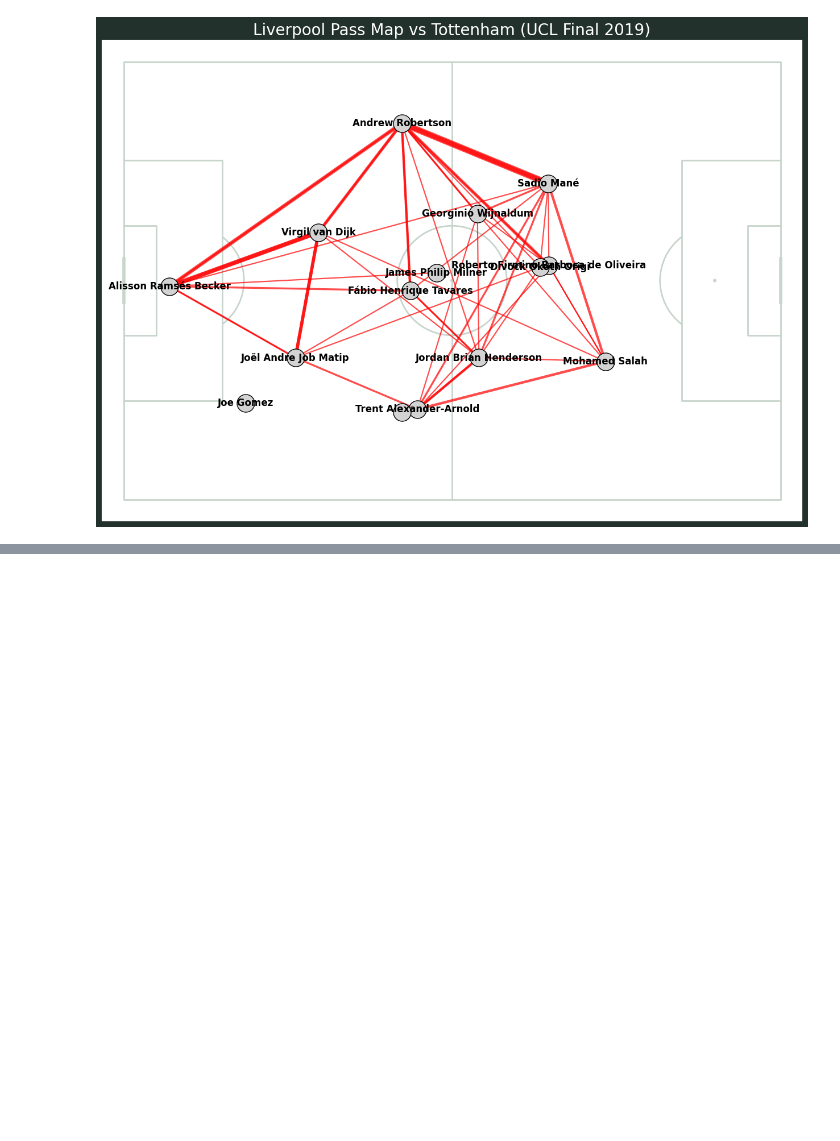
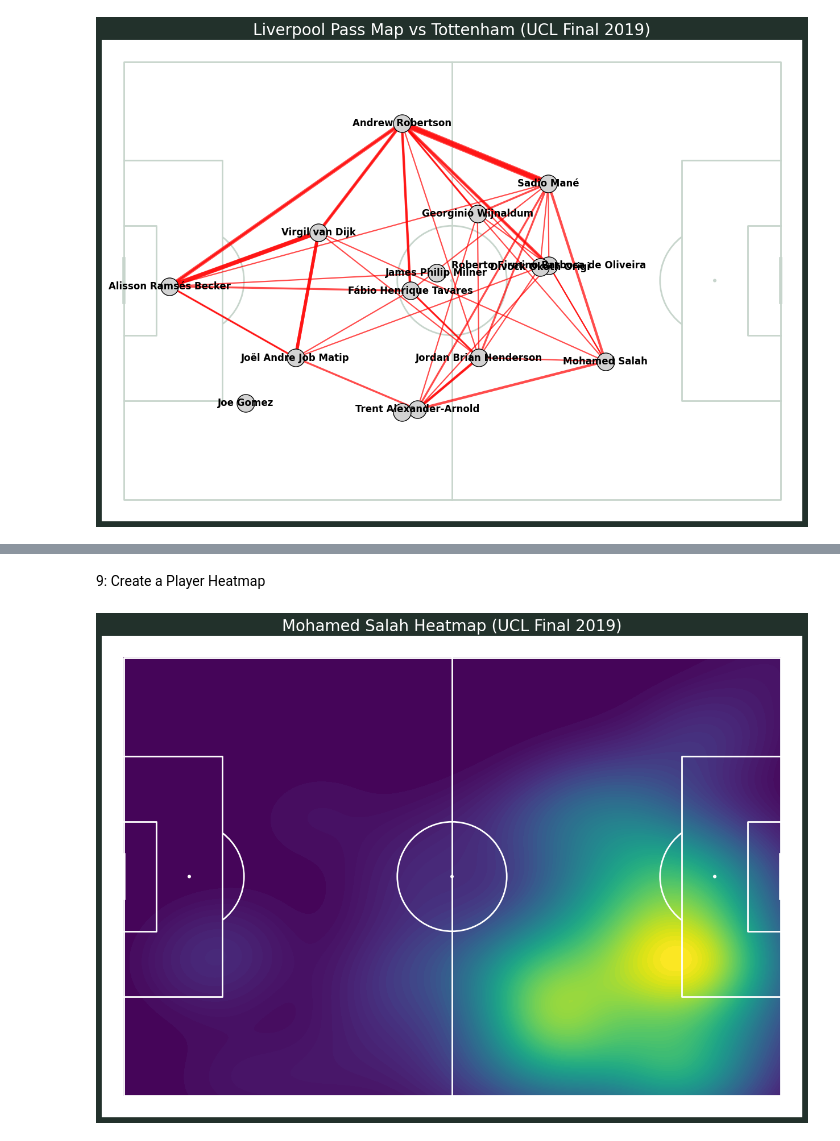
Before and after one commit to Har2yQn78/EPL-ML, a Jupyter notebook: notebook/8 - EPL predict V3(last version).ipynb, the cells around one changed output, grey strips where cells are left out. Cells and saved outputs as stored; diff of their text form; code cells hidden in the pictures; blank space fills up the shorter version.

```diff
--- a/notebook/8 - EPL predict V3(last version).ipynb
+++ b/notebook/8 - EPL predict V3(last version).ipynb
@@ -240,0 +311,41 @@ plt.show()
+# %% [markdown]
+9: Create a Player Heatmap
+# %%
+from mplsoccer import Pitch
+import matplotlib.pyplot as plt
+import pandas as pd
+
+# --- 1. Filter for all of Mohamed Salah's events ---
+PLAYER_NAME = "Mohamed Salah"
+TEAM_NAME = "Liverpool"
+
+player_events = (
+    flow.filter(where_equals("team.name", TEAM_NAME))
+    .filter(where_equals("player.name", PLAYER_NAME))
+    .filter(lambda r: get_field(r, "location") is not None)
+    .split_array("location", ["x", "y"])
+    .select("x", "y")
+    .collect()
+)
+df_player_events = pd.DataFrame(player_events)
+
+# --- 2. Create the plot ---
+pitch = Pitch(pitch_type='statsbomb', line_zorder=2, line_color='white')
+fig, ax = pitch.draw(figsize=(16, 11), constrained_layout=True, tight_layout=False)
+fig.set_facecolor("#22312b")
+ax.set_title(f"{PLAYER_NAME} Heatmap (UCL Final 2019)", color="white", size=20)
+
+if not df_player_events.empty:
+    pitch.kdeplot(
+        df_player_events.x,
+        df_player_events.y,
+        ax=ax,
+        fill=True,
+        levels=100,
+        shade_lowest=True,
+        cmap='viridis'
+    )
+
+plt.show()
+# %% [output]
+[figure, added]
```
Also changed, not shown: parts of 14 cells of this notebook, 1 other file.
